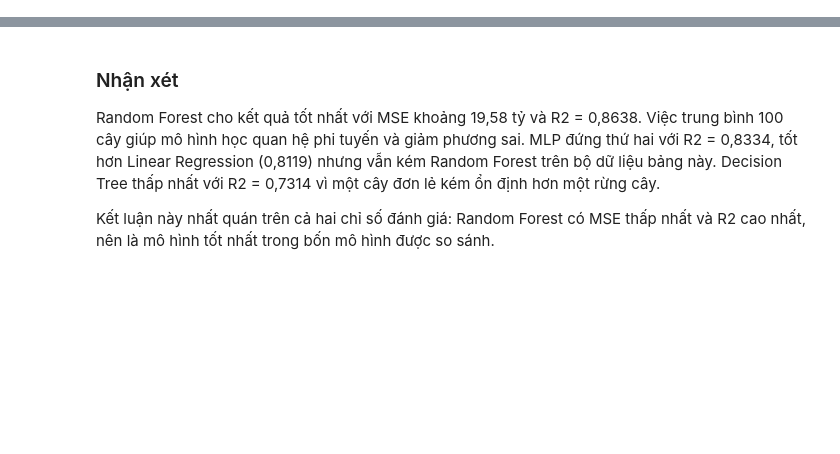
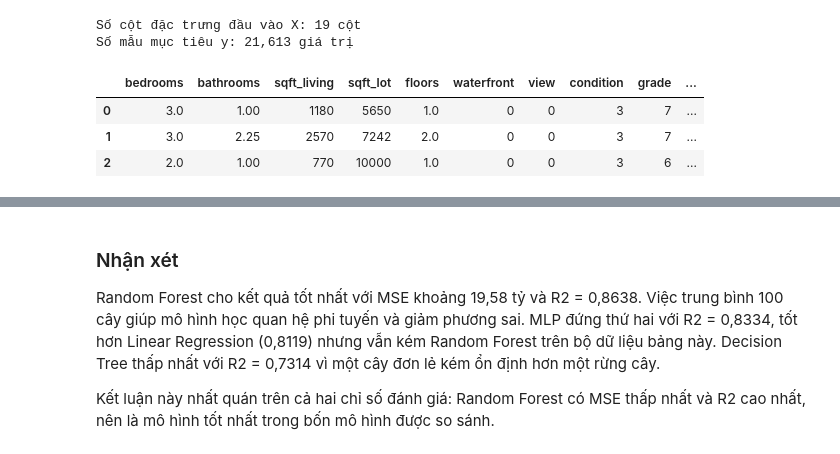
Before and after one commit to ThanhHuyMLE/Project_MachineLearning_Group5, a Jupyter notebook: notebooks/practice_04_mlp_regression.ipynb, the cells around one changed output, grey strips where cells are left out. Drawn from its saved outputs; the diff is of its cells as text; code cells hidden in the pictures; blank space fills up the shorter version.

```diff
--- a/notebooks/practice_04_mlp_regression.ipynb
+++ b/notebooks/practice_04_mlp_regression.ipynb
@@ -179,0 +176,14 @@ plt.show()
+# %%
+cleaned = clean_dataset(raw)
+X, y = split_features_target(cleaned)
+
+print(f"Số cột đặc trưng đầu vào X: {X.shape[1]} cột")
+print(f"Số mẫu mục tiêu y: {len(y):,} giá trị")
+display(X.head(3))
+# %% [output]
+Số cột đặc trưng đầu vào X: 19 cột
+Số mẫu mục tiêu y: 21,613 giá trị
+|  | bedrooms | bathrooms | sqft_living | sqft_lot | floors | waterfront | view | condition | grade | ... |
+| 0 | 3.0 | 1.00 | 1180 | 5650 | 1.0 | 0 | 0 | 3 | 7 | ... |
+| 1 | 3.0 | 2.25 | 2570 | 7242 | 2.0 | 0 | 0 | 3 | 7 | ... |
+| 2 | 2.0 | 1.00 | 770 | 10000 | 1.0 | 0 | 0 | 3 | 6 | ... |
```
Also changed, not shown: parts of 29 cells of this notebook.
